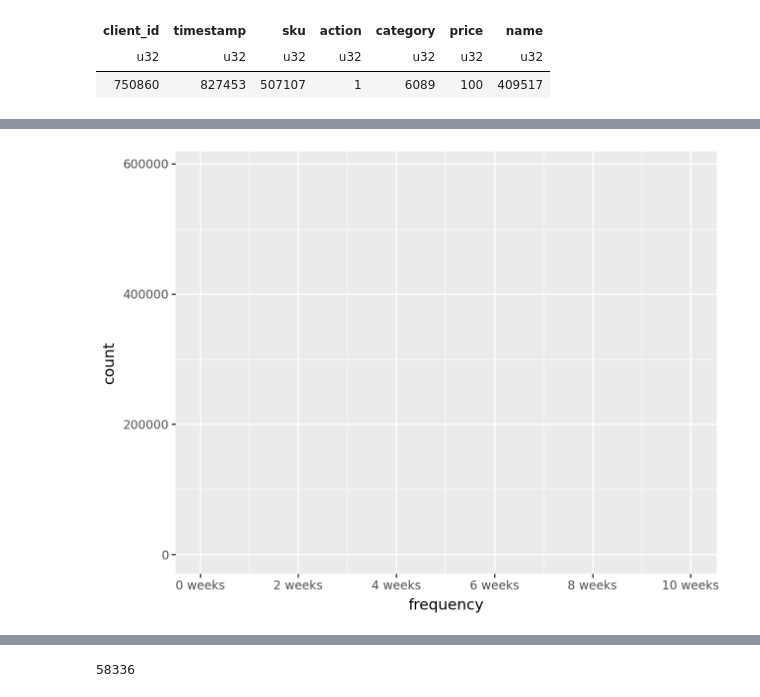
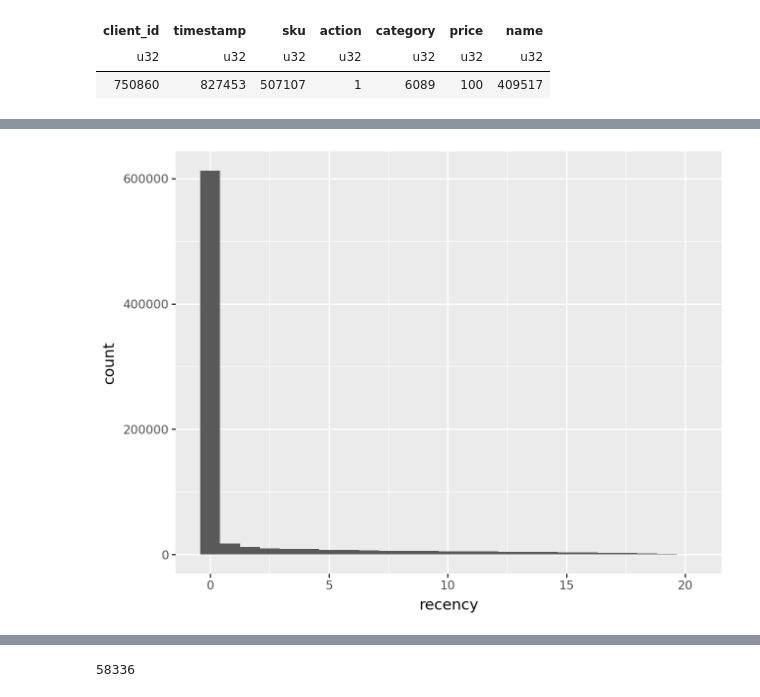
Before and after one commit to seanv507/recsys2025, a Jupyter notebook: analyse.ipynb, the cells around one changed output, grey strips where cells are left out. Drawn from its saved outputs; the diff is of its cells as text; code cells hidden in the pictures.

```diff
--- a/analyse.ipynb
+++ b/analyse.ipynb
@@ -26,8 +77,0 @@ dfs = {f: pl.read_parquet(f"ubc_data/{f}.parquet") for f in files}
-# %%
-for file in files:
-    if "timestamp" in dfs[file].columns:
-        dfs[file] = dfs[file].with_columns(pl.col("timestamp").str.to_datetime(time_unit="ms"))
-dfs["search_query"] = list_int(dfs["search_query"], "query")
-dfs["product_properties"] = list_int(dfs["product_properties"], "name")
-# %%
-dfs["search_query"] = list_int(dfs["search_query"], "query")
@@ -45,2 +77,0 @@ shape: (5, 3)
-# %%
-dfs["product_properties"] = list_int(dfs["product_properties"], "name")
@@ -132,17 +212,14 @@ SyntaxError: invalid syntax (2650589948.py, line 1)
 # %%
 client_buy_stats = (
     buy
-    .group_by("client_id")
+    .group_by("client_id", "price")
     .agg(
+        pl.col("price").count().alias("sales_count"),
         pl.col("sku").n_unique().alias("skus"),
         pl.col("category").n_unique().alias("categories"),
-        pl.col("price").count().alias("sales_count"),
-        pl.col("price").mean().alias("price_mean"),
-        pl.col("price").sum().alias("sales_value"),
-        (pl.col("timestamp").max() - pl.col("timestamp").min()).alias("duration"),
-
-
+        pl.col("timestamp").dt.week().n_unique().alias("frequency"),
+        ((buy["timestamp"].max() - pl.col("timestamp").min())/pl.duration(days=7)).alias("T"),
+        ((pl.col("timestamp").max() - pl.col("timestamp").min())/pl.duration(days=7)).alias("recency"),
     )
-    .with_columns(frequency=pl.col("duration")/pl.col("sales_count"))
-    .sort("sales_value",descending=True)
+    .with_columns(client_sales_count=pl.col("sales_count").sum().over("client_id"))
 )
@@ -179,4 +310,4 @@ shape: (13, 9)
 # %%
-p9.ggplot(client_buy_stats,p9.aes(x="frequency")) + p9.geom_histogram(bins=10000)
+p9.ggplot(client_buy_stats,p9.aes(x="recency")) + p9.geom_histogram(bins=25)
 # %% [output]
-[figure, old version]
+[figure, new version]
```
Also changed, not shown: parts of 104 cells of this notebook, 15 other files.
